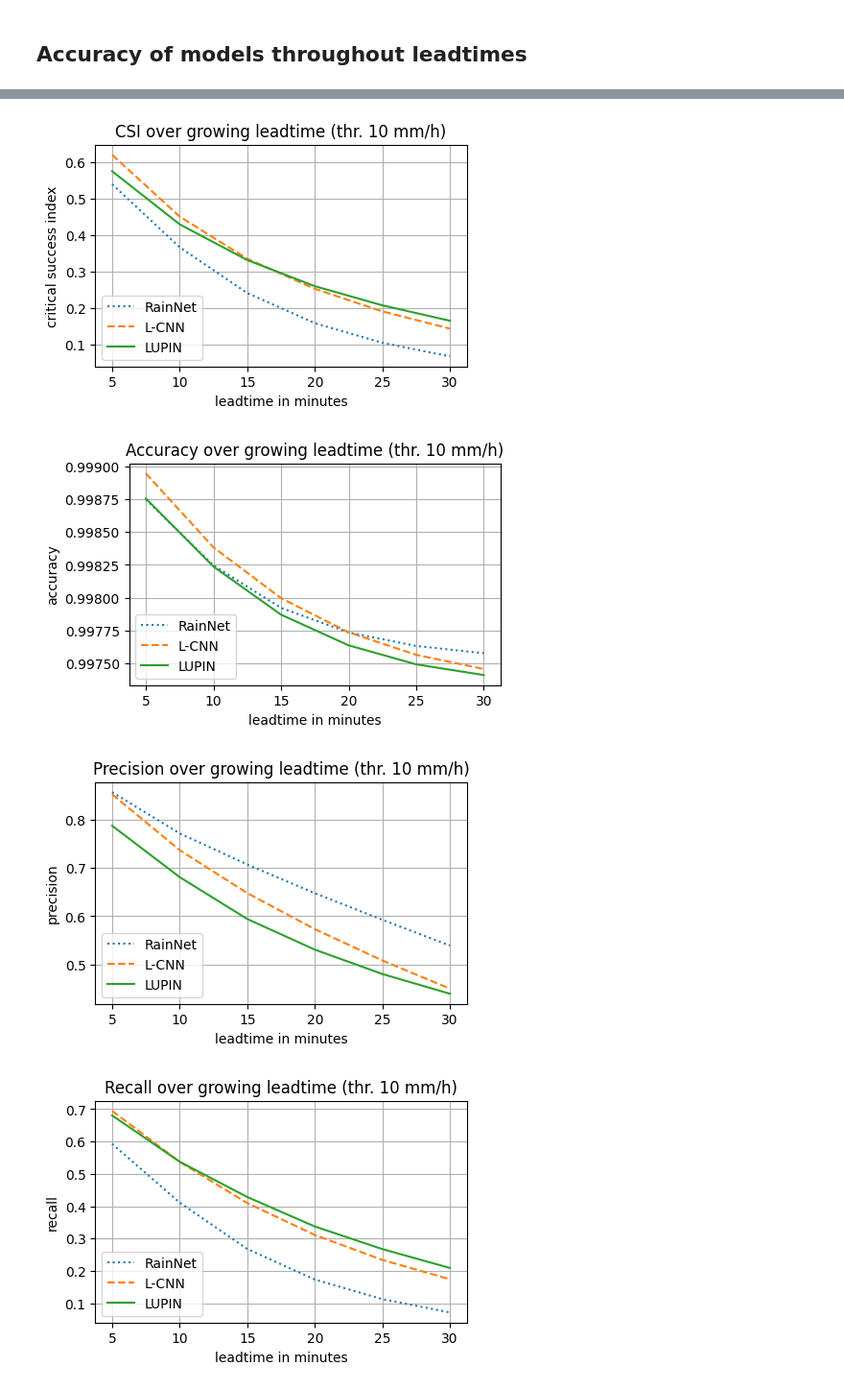
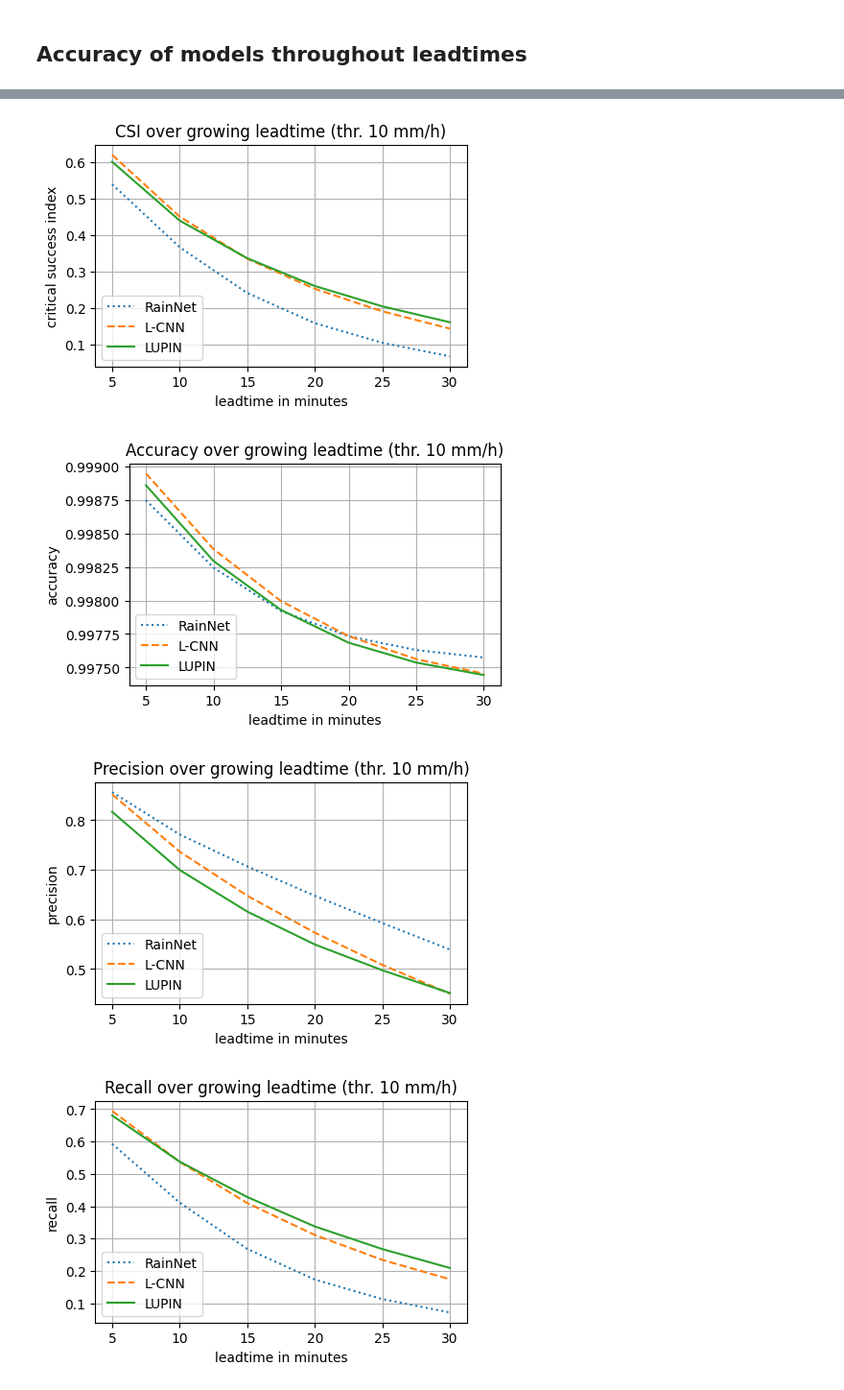
Before and after one commit to kinit-sk/softec-lagrangian-nowcasting, a Jupyter notebook: evaluation copy.ipynb, the cells around one changed output, grey strips where cells are left out. Shown at 96% size. Drawn from its saved outputs; the diff is of its cells as text; code cells hidden in the pictures.

```diff
--- a/evaluation copy.ipynb
+++ b/evaluation copy.ipynb
@@ -18,7 +15,8 @@ Pysteps configuration file found at: /opt/anacondas/anaconda3/envs/nowcasting/li
 ta_path = '/data/maly_javornik_CMAX_60k_2/maly_javornik_new_sampling/{y:04}{m:02}{d:02}{h:02}{min:02}.h5'
 lc_path = '/data/softec-lagrangian-nowcasting/outputs/lagrangian/lcnn-bugfix_v2/lcnn-bugfix.h5'
 nn_path = '/data/softec-lagrangian-nowcasting/outputs/RainNet/RainNet-iterative.h5'
-lupin_path = '/data/softec-lagrangian-nowcasting/outputs/LUPIN-diff-finetune-rmse/LLUPIN-diff-pretrain-rmse-finetune.h5'
+euclid_path = '/data/softec-lagrangian-nowcasting/outputs/Euclid/Euclid.h5'
+lupin_path = '/data/softec-lagrangian-nowcasting/outputs/LUPIN-ECAI/LUPIN-ECAI.h5'
 
 with h5py.File('/data/maly_javornik_CMAX_60k_2/maly_javornik_new_sampling/metadata.h5', 'r') as hf:
     date_list = [item.decode() for item in hf['timestamps'][()]]
@@ -200,0 +230,22 @@ plt.show()
+# %%
+def get_disc_metrics(tn, fp, fn, tp):
+    precision = tp / (tp + fp)
+    recall = tp / (tp + fn)
+    accuracy = (tp + tn) / (tp + tn + fp + fn)
+    a_r = ((tp + fp) * (tp + fn))/(tp + fp + tn + fn)
+    ets = (tp - a_r)/(tp + fp + fn - a_r)
+    far = fp / (tp + fp)
+    csi = tp / (tp + fn + fp)
+    return precision, recall, accuracy, ets, far, csi
+
+precision = np.zeros((len(eval_list), len(thresholds), 6), dtype=np.float64)
+recall = np.zeros((len(eval_list), len(thresholds), 6), dtype=np.float64)
+accuracy = np.zeros((len(eval_list), len(thresholds), 6), dtype=np.float64)
+ets = np.zeros((len(eval_list), len(thresholds), 6), dtype=np.float64)
+far = np.zeros((len(eval_list), len(thresholds), 6), dtype=np.float64)
+csi = np.zeros((len(eval_list), len(thresholds), 6), dtype=np.float64)
+
+for i in range(len(eval_list)):
+    for j in range(len(thresholds)):
+        for k in range(len(leadtimes)):
+            precision[i, j, k], recall[i, j, k], accuracy[i, j, k], ets[i, j, k], far[i, j, k], csi[i, j, k] = get_disc_metrics(tot_tn[i, j, k], tot_fp[i, j, k], tot_fn[i, j, k], tot_tp[i, j, k])
@@ -416,9 +317,9 @@ x = [5,10,15,20,25,30]
 
 plt.figure(figsize=(5,3))
 
-plt.plot(x, csi_nn[2], ':', label='RainNet')
-plt.plot(x, csi_lc[2], '--', label='L-CNN')
-plt.plot(x, csi_lupin[2], label='LUPIN')
+plt.plot(x, csi_dict['RainNet'], ':', label='RainNet')
+plt.plot(x, csi_dict['L-CNN'], '--', label='L-CNN')
+plt.plot(x, csi_dict['LUPIN'], label='LUPIN')
 
 ax = plt.gca()
 
@@ -430,29 +331,30 @@ plt.title('CSI over growing leadtime (thr. 10 mm/h)')
 plt.legend(loc="lower left")
 plt.savefig("csi.pdf", bbox_inches='tight')
 # %% [output]
-[figure, old version]
+[figure, new version]
 # %%
 # ME plot
 %matplotlib inline
 x = [5,10,15,20,25,30]
 
 plt.figure(figsize=(5,3))
 
-plt.plot(x, accuracy_nn[2], ':', label='RainNet')
-plt.plot(x, accuracy_lc[2], '--', label='L-CNN')
-plt.plot(x, accuracy_lupin[2], label='LUPIN')
+plt.plot(x, accuracy_dict['RainNet'], ':', label='RainNet')
+plt.plot(x, accuracy_dict['L-CNN'], '--', label='L-CNN')
+plt.plot(x, accuracy_dict['LUPIN'], label='LUPIN')
+#plt.plot(x, accuracy_dict['EuclidP'], label='EuclidP')
 
 ax = plt.gca()
 
 plt.grid()
 
 plt.xlabel("leadtime in minutes")
 plt.ylabel("accuracy")
 plt.title('Accuracy over growing leadtime (thr. 10 mm/h)')
 plt.legend(loc="lower left")
 plt.savefig("accuracy.pdf", bbox_inches='tight')
 # %% [output]
-[figure, old version]
+[figure, new version]
 # %%
 # ME plot
 %matplotlib inline
@@ -460,9 +362,10 @@ x = [5,10,15,20,25,30]
 
 plt.figure(figsize=(5,3))
 
-plt.plot(x, precision_nn[2], ':', label='RainNet')
-plt.plot(x, precision_lc[2], '--', label='L-CNN')
-plt.plot(x, precision_lupin[2], label='LUPIN')
+plt.plot(x, precision_dict['RainNet'], ':', label='RainNet')
+plt.plot(x, precision_dict['L-CNN'], '--', label='L-CNN')
+plt.plot(x, precision_dict['LUPIN'], label='LUPIN')
+#plt.plot(x, precision_dict['EuclidP'], label='EuclidP')
 
 ax = plt.gca()
 
@@ -474,7 +377,7 @@ plt.title('Precision over growing leadtime (thr. 10 mm/h)')
 plt.legend(loc="lower left")
 plt.savefig("precision.pdf", bbox_inches='tight')
 # %% [output]
-[figure, old version]
+[figure, new version]
 # %%
 # ME plot
 %matplotlib inline
```
Also changed, not shown: parts of 23 cells of this notebook, 22 other files.
